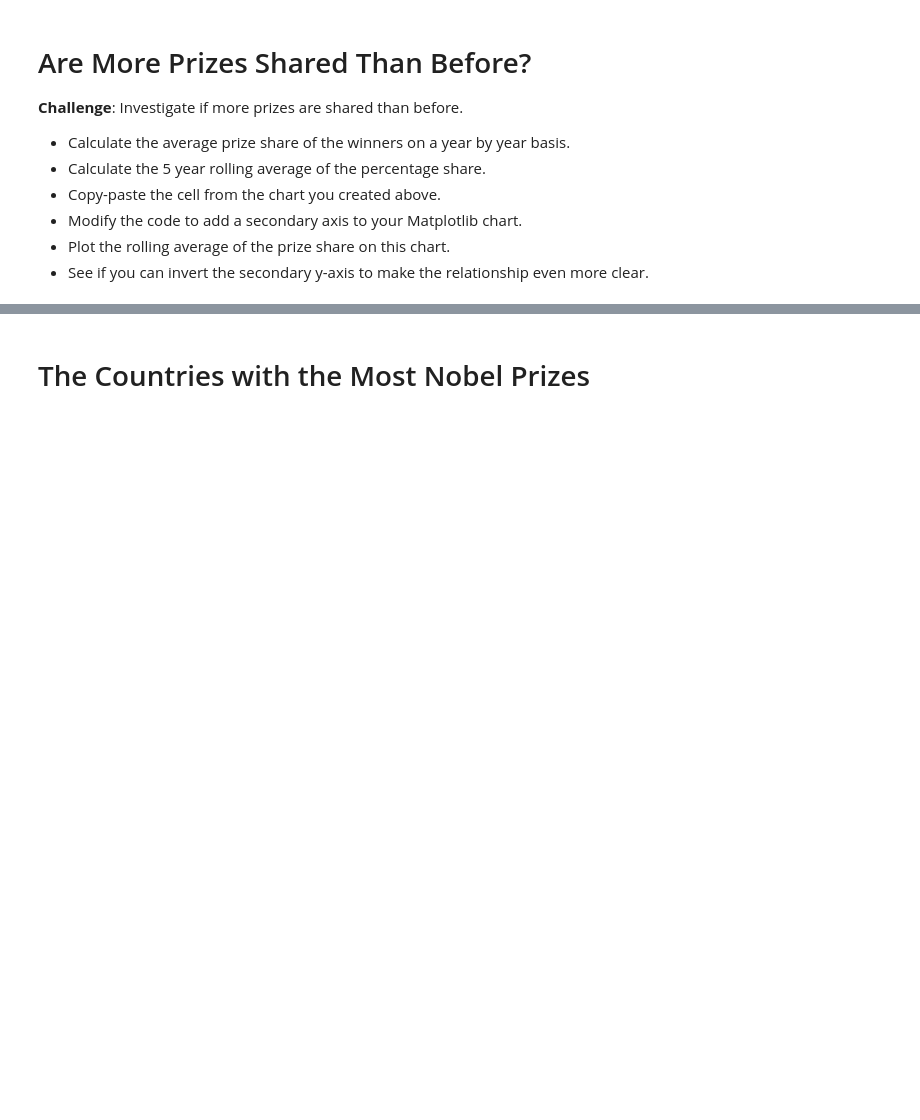
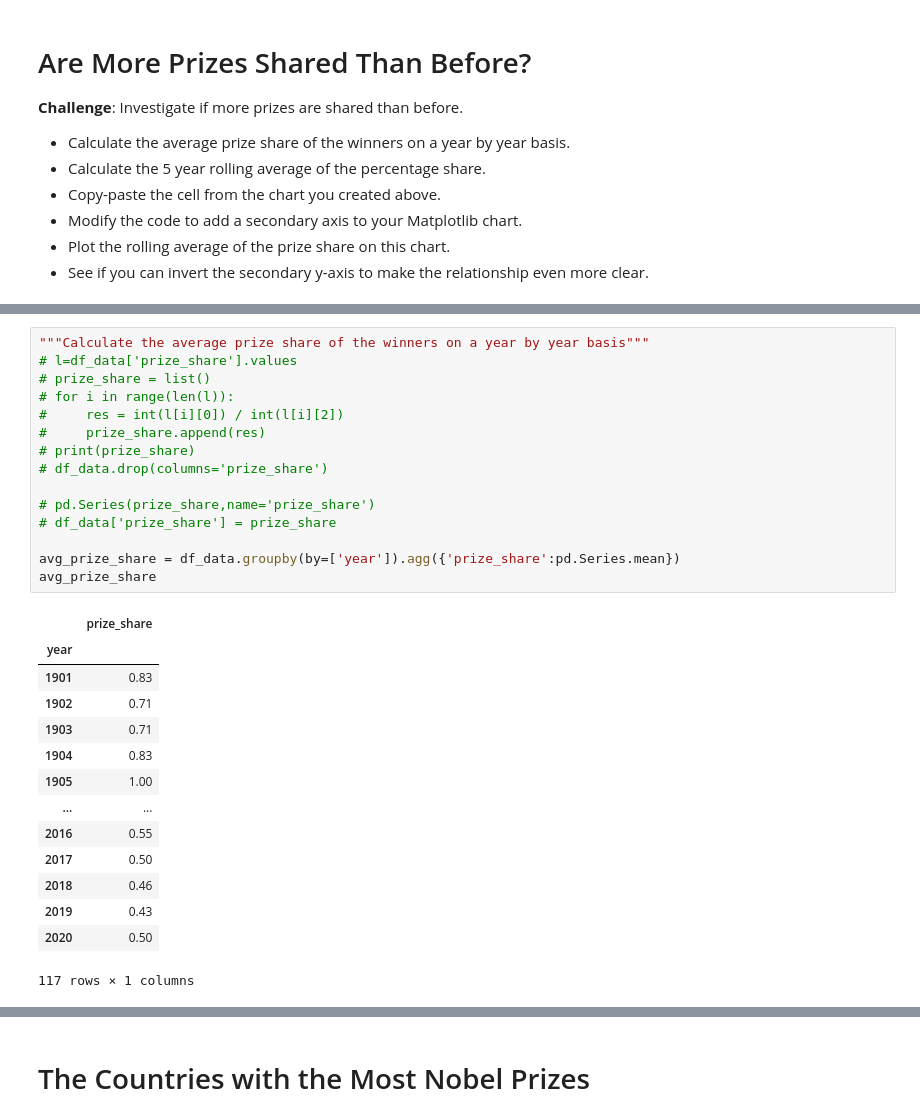
Before and after one commit to J-Bills/day_79, a Jupyter notebook: Nobel+Prize+Analysis+Start/Nobel_Prize_Analysis_(start).ipynb, the cells around one changed output, grey strips where cells are left out. Cells and saved outputs as stored; diff of their text form; blank space fills up the shorter version.

```diff
--- a/Nobel+Prize+Analysis+Start/Nobel_Prize_Analysis_(start).ipynb
+++ b/Nobel+Prize+Analysis+Start/Nobel_Prize_Analysis_(start).ipynb
@@ -441,0 +425,30 @@ df_data
+# %%
+"""Calculate the average prize share of the winners on a year by year basis"""
+# l=df_data['prize_share'].values
+# prize_share = list()
+# for i in range(len(l)):
+#     res = int(l[i][0]) / int(l[i][2])
+#     prize_share.append(res)
+# print(prize_share)
+# df_data.drop(columns='prize_share')
+
+# pd.Series(prize_share,name='prize_share')
+# df_data['prize_share'] = prize_share
+
+avg_prize_share = df_data.groupby(by=['year']).agg({'prize_share':pd.Series.mean})
+avg_prize_share
+# %% [output]
+|  | prize_share |
+| year |  |
+| 1901 | 0.83 |
+| 1902 | 0.71 |
+| 1903 | 0.71 |
+| 1904 | 0.83 |
+| 1905 | 1.00 |
+| ... | ... |
+| 2016 | 0.55 |
+| 2017 | 0.50 |
+| 2018 | 0.46 |
+| 2019 | 0.43 |
+| 2020 | 0.50 |
+117 rows × 1 columns
```
Also changed, not shown: parts of 11 cells of this notebook.
